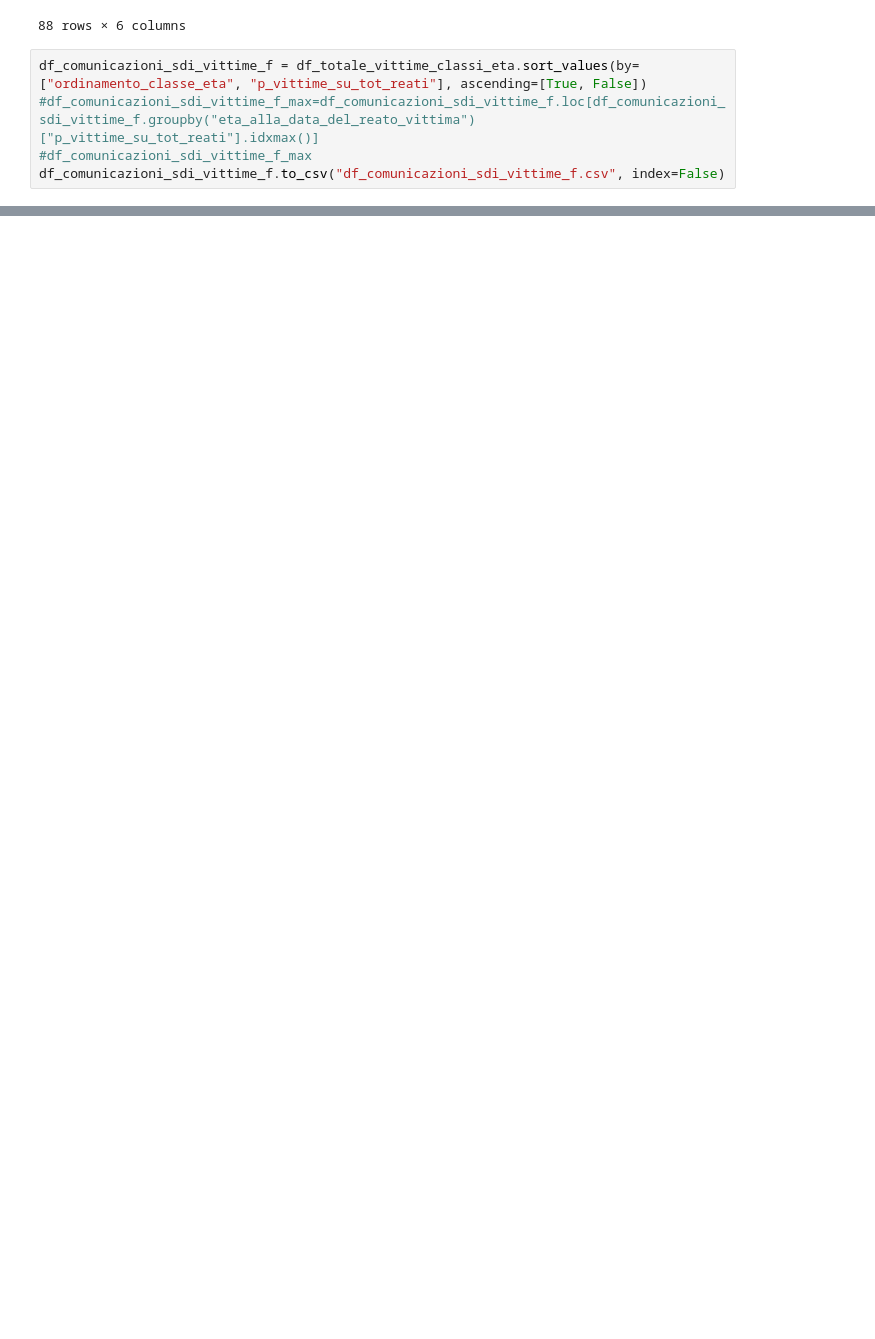
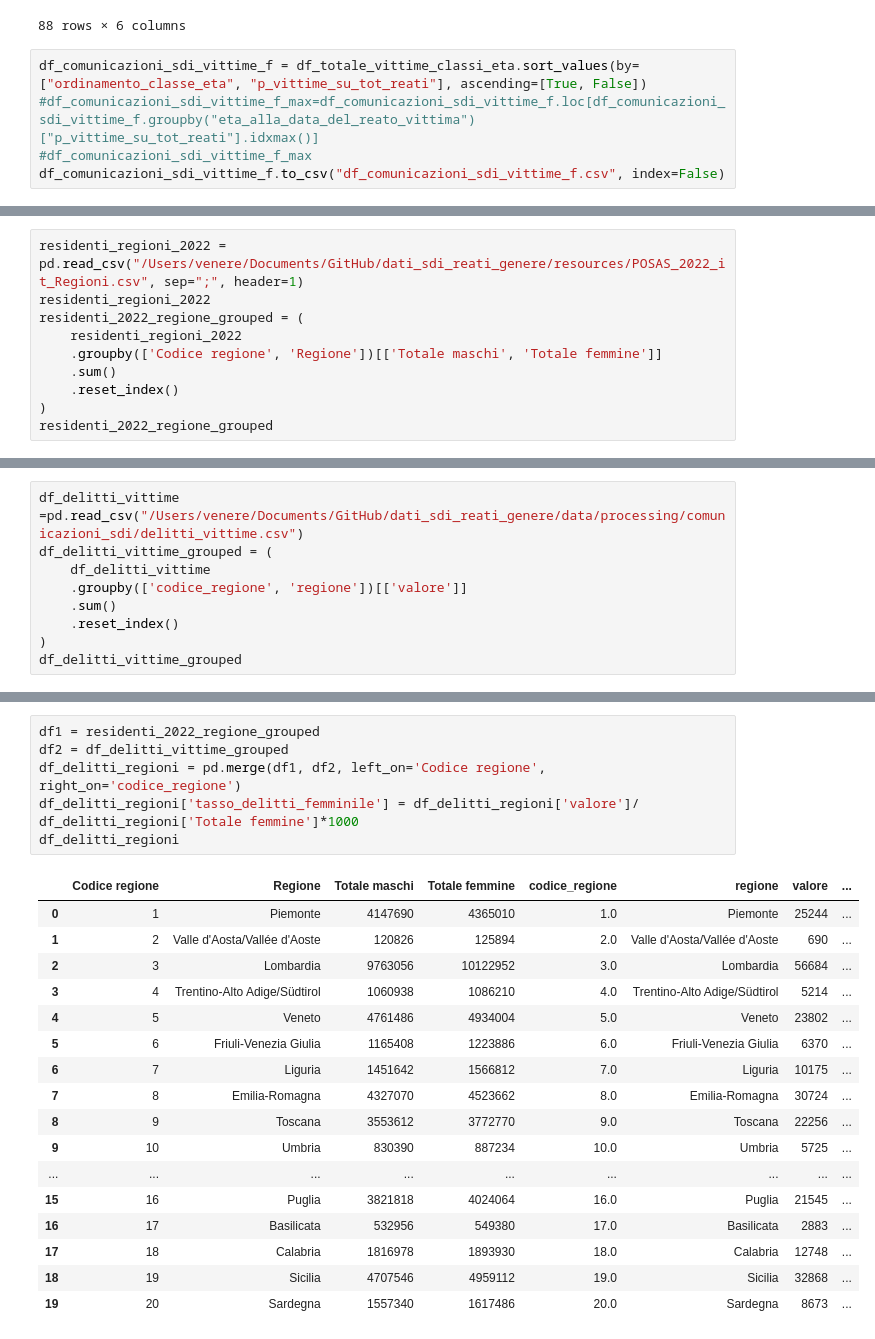
Before and after one commit to ondata/dati_sdi_reati_genere, a Jupyter notebook: tableau/comunicazioni_sdi.ipynb, the cells around one changed output, grey strips where cells are left out. Cells and saved outputs as stored; diff of their text form; blank space fills up the shorter version.

Commit message:
update_reati_geografia

```diff
--- a/tableau/comunicazioni_sdi.ipynb
+++ b/tableau/comunicazioni_sdi.ipynb
@@ -154,0 +472,10 @@ df_comunicazioni_sdi_vittime_f.to_csv("df_comunicazioni_sdi_vittime_f.csv", inde
+# %%
+residenti_regioni_2022 = pd.read_csv("/Users/venere/Documents/GitHub/dati_sdi_reati_genere/resources/POSAS_2022_it_Regioni.csv", sep=";", header=1)
+residenti_regioni_2022
+residenti_2022_regione_grouped = (
+    residenti_regioni_2022
+    .groupby(['Codice regione', 'Regione'])[['Totale maschi', 'Totale femmine']]
+    .sum()
+    .reset_index()
+)
+residenti_2022_regione_grouped
@@ -154,0 +500,9 @@ df_comunicazioni_sdi_vittime_f.to_csv("df_comunicazioni_sdi_vittime_f.csv", inde
+# %%
+df_delitti_vittime =pd.read_csv("/Users/venere/Documents/GitHub/dati_sdi_reati_genere/data/processing/comunicazioni_sdi/delitti_vittime.csv")
+df_delitti_vittime_grouped = (
+    df_delitti_vittime
+    .groupby(['codice_regione', 'regione'])[['valore']]
+    .sum()
+    .reset_index()
+)
+df_delitti_vittime_grouped
@@ -154,0 +527,24 @@ df_comunicazioni_sdi_vittime_f.to_csv("df_comunicazioni_sdi_vittime_f.csv", inde
+# %%
+df1 = residenti_2022_regione_grouped
+df2 = df_delitti_vittime_grouped
+df_delitti_regioni = pd.merge(df1, df2, left_on='Codice regione', right_on='codice_regione')
+df_delitti_regioni['tasso_delitti_femminile'] = df_delitti_regioni['valore']/ df_delitti_regioni['Totale femmine']*1000
+df_delitti_regioni
+# %% [output]
+|  | Codice regione | Regione | Totale maschi | Totale femmine | codice_regione | regione | valore | ... |
+| 0 | 1 | Piemonte | 4147690 | 4365010 | 1.0 | Piemonte | 25244 | ... |
+| 1 | 2 | Valle d'Aosta/Vallée d'Aoste | 120826 | 125894 | 2.0 | Valle d'Aosta/Vallée d'Aoste | 690 | ... |
+| 2 | 3 | Lombardia | 9763056 | 10122952 | 3.0 | Lombardia | 56684 | ... |
+| 3 | 4 | Trentino-Alto Adige/Südtirol | 1060938 | 1086210 | 4.0 | Trentino-Alto Adige/Südtirol | 5214 | ... |
+| 4 | 5 | Veneto | 4761486 | 4934004 | 5.0 | Veneto | 23802 | ... |
+| 5 | 6 | Friuli-Venezia Giulia | 1165408 | 1223886 | 6.0 | Friuli-Venezia Giulia | 6370 | ... |
+| 6 | 7 | Liguria | 1451642 | 1566812 | 7.0 | Liguria | 10175 | ... |
+| 7 | 8 | Emilia-Romagna | 4327070 | 4523662 | 8.0 | Emilia-Romagna | 30724 | ... |
+| 8 | 9 | Toscana | 3553612 | 3772770 | 9.0 | Toscana | 22256 | ... |
+| 9 | 10 | Umbria | 830390 | 887234 | 10.0 | Umbria | 5725 | ... |
+| ... | ... | ... | ... | ... | ... | ... | ... | ... |
+| 15 | 16 | Puglia | 3821818 | 4024064 | 16.0 | Puglia | 21545 | ... |
+| 16 | 17 | Basilicata | 532956 | 549380 | 17.0 | Basilicata | 2883 | ... |
+| 17 | 18 | Calabria | 1816978 | 1893930 | 18.0 | Calabria | 12748 | ... |
+| 18 | 19 | Sicilia | 4707546 | 4959112 | 19.0 | Sicilia | 32868 | ... |
+| 19 | 20 | Sardegna | 1557340 | 1617486 | 20.0 | Sardegna | 8673 | ... |
```
Also changed, not shown: parts of 32 cells of this notebook, 8 other files.
